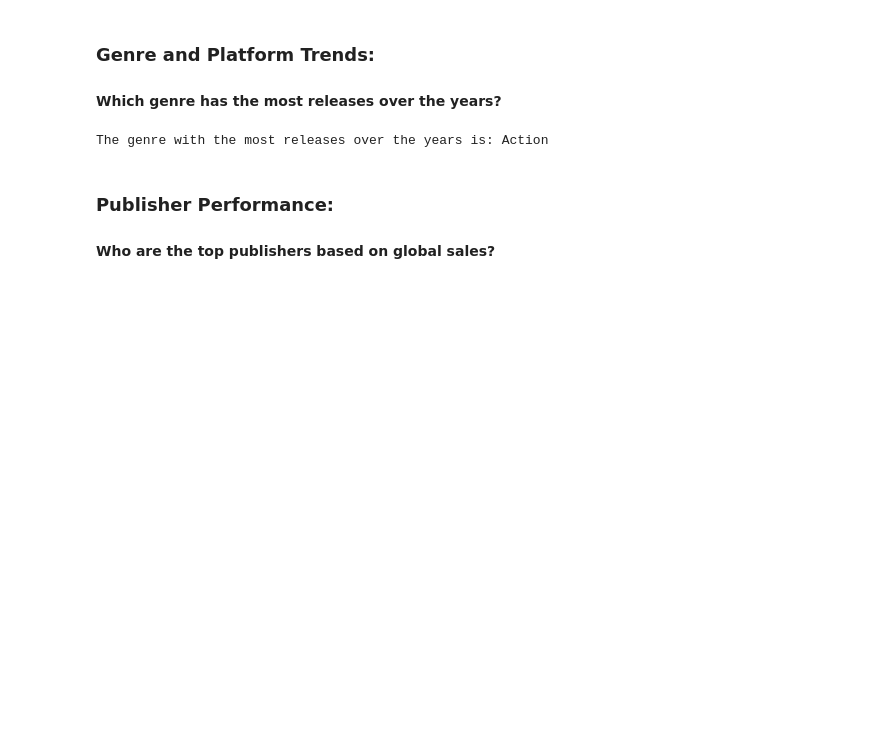
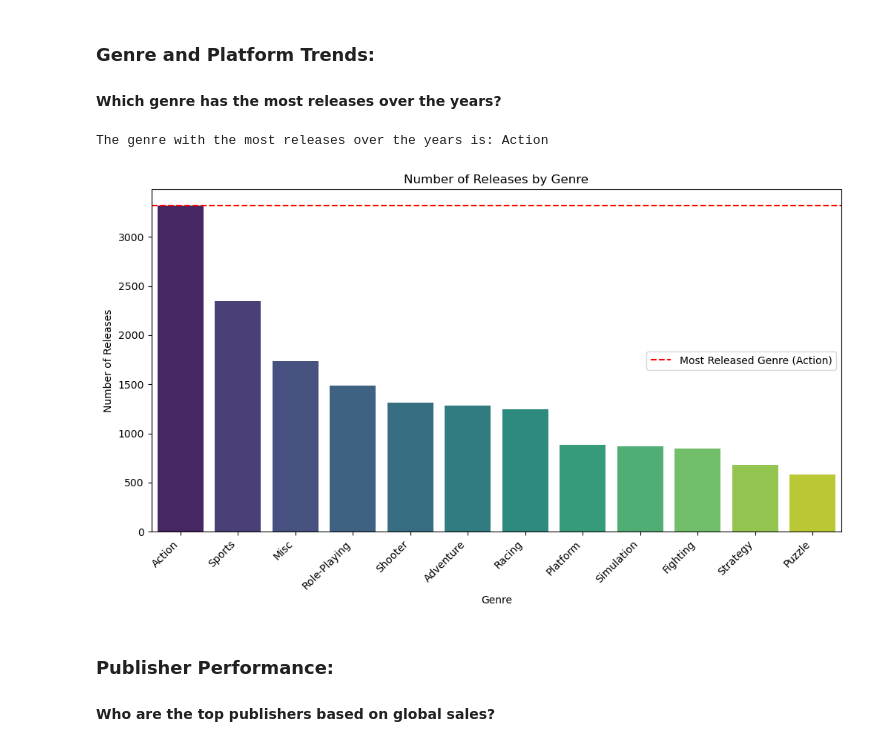
Before and after one commit to Elixir-sir/TASK-INTERN-CAREER, a Jupyter notebook: Vg_Sales_Analysis_notebook.ipynb, the cells around one changed output. Saved outputs shown, nothing was run; the diff lists cells and outputs as text; code cells hidden in the pictures; blank space fills up the shorter version.

```diff
--- a/Vg_Sales_Analysis_notebook.ipynb
+++ b/Vg_Sales_Analysis_notebook.ipynb
@@ -172,6 +223,37 @@ print(
 )
 # %% [output]
 The genre with the most releases over the years is: Action
+# %%
+import matplotlib.pyplot as plt
+import seaborn as sns
+
+# Assuming vg_sales is your DataFrame
+
+# Count the occurrences of each genre
+genre_count = vg_sales['Genre'].value_counts()
+
+# Identify the genre with the most releases
+most_released_genre = genre_count.idxmax()
+
+# Plotting the bar chart
+plt.figure(figsize=(12, 6))
+sns.barplot(x=genre_count.index, y=genre_count.values, palette='viridis')
+plt.title('Number of Releases by Genre')
+plt.xlabel('Genre')
+plt.ylabel('Number of Releases')
+plt.xticks(rotation=45,
+           ha='right')  # Rotate x-axis labels for better readability
+
+# Highlight the genre with the most releases
+plt.axhline(y=genre_count[most_released_genre],
+            color='red',
+            linestyle='--',
+            label=f'Most Released Genre ({most_released_genre})')
+plt.legend()
+
+plt.show()
+# %% [output]
+[figure, added]
 # %% [markdown]
 ### Publisher Performance:
 
```
Also changed, not shown: parts of 18 cells of this notebook.
